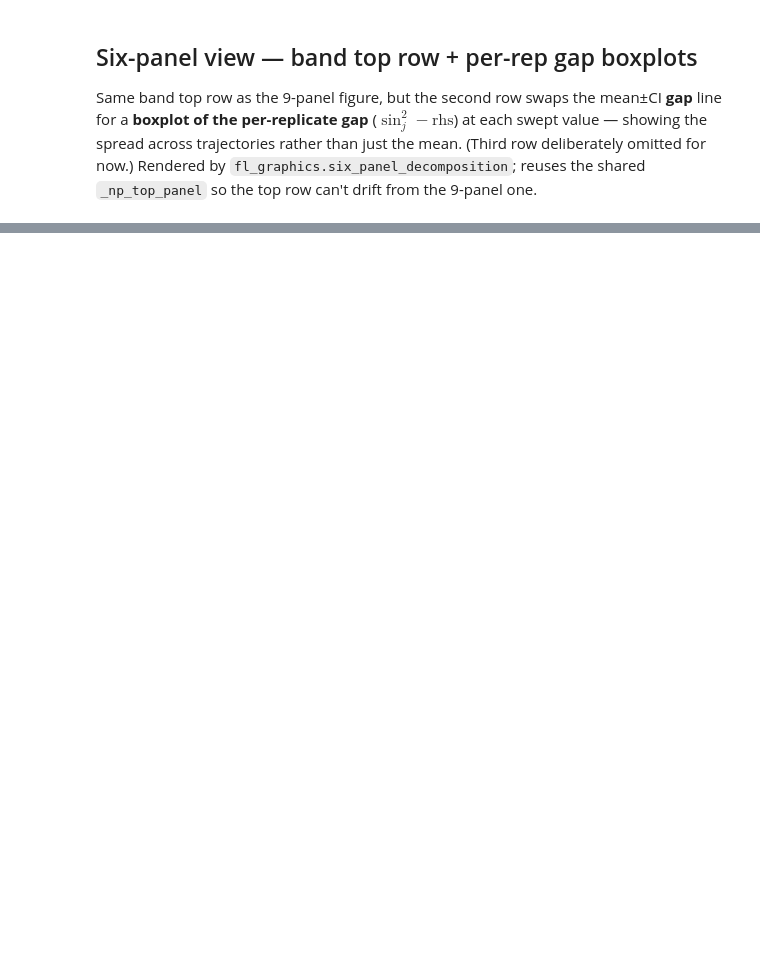
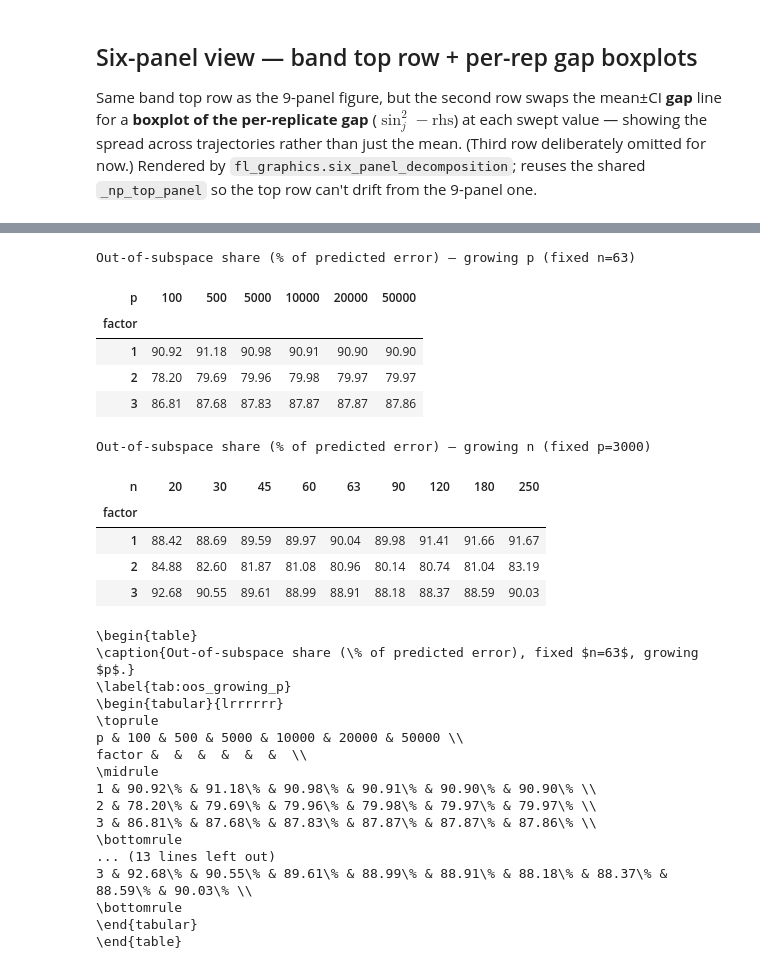
Before and after one commit to nlgac/factor_lab, a Jupyter notebook: ex-2_heavy_tail.ipynb, the cells around one changed output, grey strips where cells are left out. Saved outputs shown, nothing was run; the diff lists cells and outputs as text; code cells hidden in the pictures; blank space fills up the shorter version.

```diff
--- a/ex-2_heavy_tail.ipynb
+++ b/ex-2_heavy_tail.ipynb
@@ -205,0 +327,60 @@ display(Image(filename=str(_six_path_n)))
+# %%
+def oos_share_table(df, key):
+    """Out-of-subspace share (% of predicted error = floor/rhs), as a factor × {key} table,
+    rounded to 2 d.p. Each cell is the ratio of per-(factor, key) means."""
+    g = df.groupby(["j", key]).agg(floor=("floor", "mean"), rhs=("rhs", "mean"))
+    g["oos_pct"] = 100 * g["floor"] / g["rhs"]
+    tbl = g["oos_pct"].unstack(key).round(2)
+    tbl.index.name = "factor"
+    tbl.columns.name = key
+    return tbl
+
+def oos_latex(tbl, key, fixed):
+    """LaTeX for an oos_share_table: 2 d.p. with a % on each value (needs \\usepackage{booktabs})."""
+    return tbl.to_latex(
+        float_format=lambda v: f"{v:.2f}\\%",   # % stamped on each value
+        escape=False,                            # keep the backslash before %
+        caption=rf"Out-of-subspace share (\% of predicted error), {fixed}, growing ${key}$.",
+        label=f"tab:oos_growing_{key}",
+        column_format="l" + "r" * tbl.shape[1],
+    )
+
+oos_p = oos_share_table(df_p, "p")     # growing p, fixed n=63
+oos_n = oos_share_table(df_nt, "n")    # growing n, fixed p=3000
+
+print("Out-of-subspace share (% of predicted error) — growing p (fixed n=63)")
+display(oos_p)
+print("Out-of-subspace share (% of predicted error) — growing n (fixed p=3000)")
+display(oos_n)
+
+print(oos_latex(oos_p, "p", r"fixed $n=63$"))
+# %% [output]
+Out-of-subspace share (% of predicted error) — growing p (fixed n=63)
+| p | 100 | 500 | 5000 | 10000 | 20000 | 50000 |
+| factor |  |  |  |  |  |  |
+| 1 | 90.92 | 91.18 | 90.98 | 90.91 | 90.90 | 90.90 |
+| 2 | 78.20 | 79.69 | 79.96 | 79.98 | 79.97 | 79.97 |
+| 3 | 86.81 | 87.68 | 87.83 | 87.87 | 87.87 | 87.86 |
+Out-of-subspace share (% of predicted error) — growing n (fixed p=3000)
+| n | 20 | 30 | 45 | 60 | 63 | 90 | 120 | 180 | 250 |
+| factor |  |  |  |  |  |  |  |  |  |
+| 1 | 88.42 | 88.69 | 89.59 | 89.97 | 90.04 | 89.98 | 91.41 | 91.66 | 91.67 |
+| 2 | 84.88 | 82.60 | 81.87 | 81.08 | 80.96 | 80.14 | 80.74 | 81.04 | 83.19 |
+| 3 | 92.68 | 90.55 | 89.61 | 88.99 | 88.91 | 88.18 | 88.37 | 88.59 | 90.03 |
+\begin{table}
+\caption{Out-of-subspace share (\% of predicted error), fixed $n=63$, growing $p$.}
+\label{tab:oos_growing_p}
+\begin{tabular}{lrrrrrr}
+\toprule
+p & 100 & 500 & 5000 & 10000 & 20000 & 50000 \\
+factor &  &  &  &  &  &  \\
+\midrule
+1 & 90.92\% & 91.18\% & 90.98\% & 90.91\% & 90.90\% & 90.90\% \\
+2 & 78.20\% & 79.69\% & 79.96\% & 79.98\% & 79.97\% & 79.97\% \\
+3 & 86.81\% & 87.68\% & 87.83\% & 87.87\% & 87.87\% & 87.86\% \\
+\bottomrule
+... (13 lines left out)
+3 & 92.68\% & 90.55\% & 89.61\% & 88.99\% & 88.91\% & 88.18\% & 88.37\% & 88.59\% & 90.03\% \\
+\bottomrule
+\end{tabular}
+\end{table}
```
Also changed, not shown: parts of 18 cells of this notebook.
